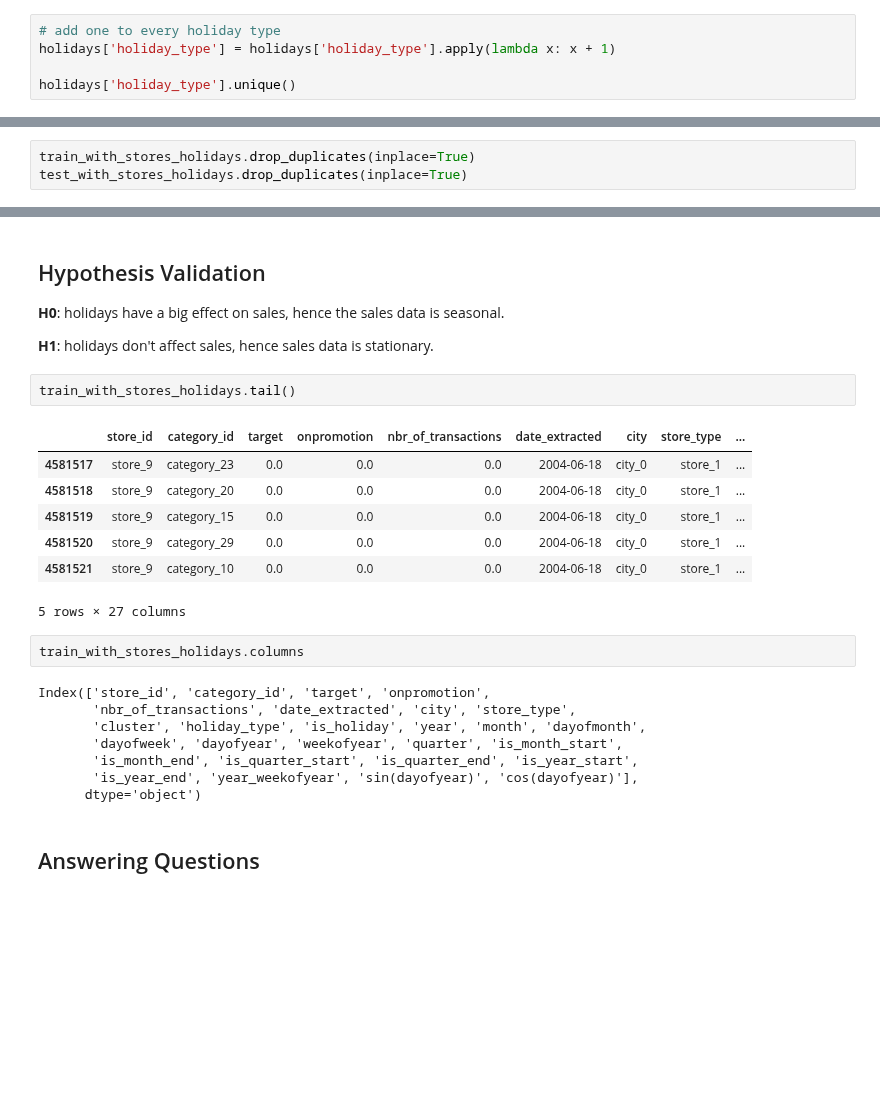
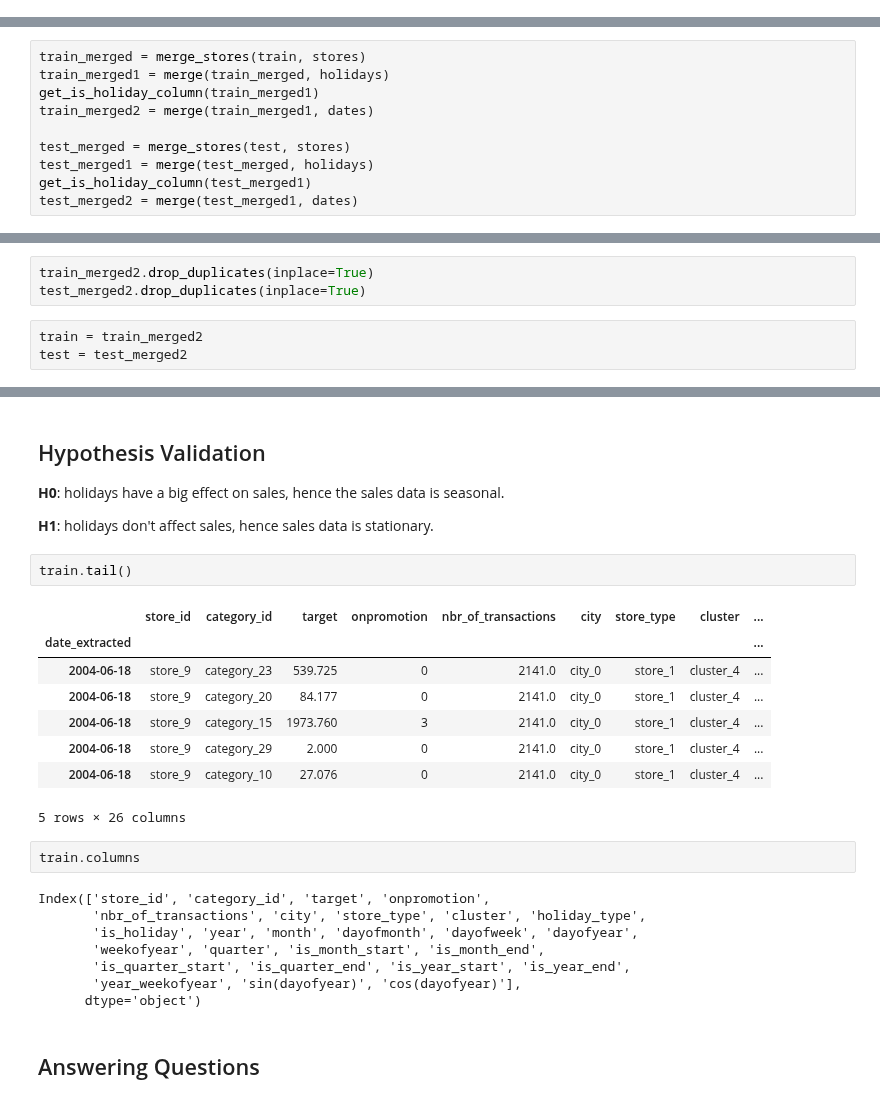
Before and after one commit to ikoghoemmanuell/Grocery-Store-Forecasting-Challenge-For-Azubian, a Jupyter notebook: dev/notebooks/sales.ipynb, the cells around one changed output, grey strips where cells are left out. Cells and saved outputs as stored; diff of their text form; blank space fills up the shorter version.

```diff
--- a/dev/notebooks/sales.ipynb
+++ b/dev/notebooks/sales.ipynb
@@ -776,5 +464,0 @@ holidays
-# %%
-# add one to every holiday type
-holidays['holiday_type'] = holidays['holiday_type'].apply(lambda x: x + 1)
-
-holidays['holiday_type'].unique()
@@ -817,0 +483,10 @@ holidays
+# %%
+train_merged = merge_stores(train, stores)
+train_merged1 = merge(train_merged, holidays)
+get_is_holiday_column(train_merged1)
+train_merged2 = merge(train_merged1, dates)
+
+test_merged = merge_stores(test, stores)
+test_merged1 = merge(test_merged, holidays)
+get_is_holiday_column(test_merged1)
+test_merged2 = merge(test_merged1, dates)
@@ -908,8 +504,11 @@ test_with_stores_holidays.head()
 # %% [markdown]
 ## Drop Duplicates
 # %%
-train_with_stores_holidays.drop_duplicates(inplace=True)
-test_with_stores_holidays.drop_duplicates(inplace=True)
+train_merged2.drop_duplicates(inplace=True)
+test_merged2.drop_duplicates(inplace=True)
+# %%
+train = train_merged2
+test = test_merged2
 # %% [markdown]
 ## Impute Missing Values
 # %%
@@ -941,24 +540,25 @@ dtype: int64
 
 **H1**: holidays don't affect sales, hence sales data is stationary.
 # %%
-train_with_stores_holidays.tail()
+train.tail()
 # %% [output]
-|  | store_id | category_id | target | onpromotion | nbr_of_transactions | date_extracted | city | store_type | ... |
-| 4581517 | store_9 | category_23 | 0.0 | 0.0 | 0.0 | 2004-06-18 | city_0 | store_1 | ... |
-| 4581518 | store_9 | category_20 | 0.0 | 0.0 | 0.0 | 2004-06-18 | city_0 | store_1 | ... |
-| 4581519 | store_9 | category_15 | 0.0 | 0.0 | 0.0 | 2004-06-18 | city_0 | store_1 | ... |
-| 4581520 | store_9 | category_29 | 0.0 | 0.0 | 0.0 | 2004-06-18 | city_0 | store_1 | ... |
-| 4581521 | store_9 | category_10 | 0.0 | 0.0 | 0.0 | 2004-06-18 | city_0 | store_1 | ... |
+|  | store_id | category_id | target | onpromotion | nbr_of_transactions | city | store_type | cluster | ... |
+| date_extracted |  |  |  |  |  |  |  |  | ... |
+| 2004-06-18 | store_9 | category_23 | 539.725 | 0 | 2141.0 | city_0 | store_1 | cluster_4 | ... |
+| 2004-06-18 | store_9 | category_20 | 84.177 | 0 | 2141.0 | city_0 | store_1 | cluster_4 | ... |
+| 2004-06-18 | store_9 | category_15 | 1973.760 | 3 | 2141.0 | city_0 | store_1 | cluster_4 | ... |
+| 2004-06-18 | store_9 | category_29 | 2.000 | 0 | 2141.0 | city_0 | store_1 | cluster_4 | ... |
+| 2004-06-18 | store_9 | category_10 | 27.076 | 0 | 2141.0 | city_0 | store_1 | cluster_4 | ... |
-5 rows × 27 columns
+5 rows × 26 columns
 # %%
-train_with_stores_holidays.columns
+train.columns
 # %% [output]
 Index(['store_id', 'category_id', 'target', 'onpromotion',
-       'nbr_of_transactions', 'date_extracted', 'city', 'store_type',
-       'cluster', 'holiday_type', 'is_holiday', 'year', 'month', 'dayofmonth',
-       'dayofweek', 'dayofyear', 'weekofyear', 'quarter', 'is_month_start',
-       'is_month_end', 'is_quarter_start', 'is_quarter_end', 'is_year_start',
-       'is_year_end', 'year_weekofyear', 'sin(dayofyear)', 'cos(dayofyear)'],
+       'nbr_of_transactions', 'city', 'store_type', 'cluster', 'holiday_type',
+       'is_holiday', 'year', 'month', 'dayofmonth', 'dayofweek', 'dayofyear',
+       'weekofyear', 'quarter', 'is_month_start', 'is_month_end',
+       'is_quarter_start', 'is_quarter_end', 'is_year_start', 'is_year_end',
+       'year_weekofyear', 'sin(dayofyear)', 'cos(dayofyear)'],
       dtype='object')
 # %% [markdown]
 ## Answering Questions
```
Also changed, not shown: parts of 80 cells of this notebook.
